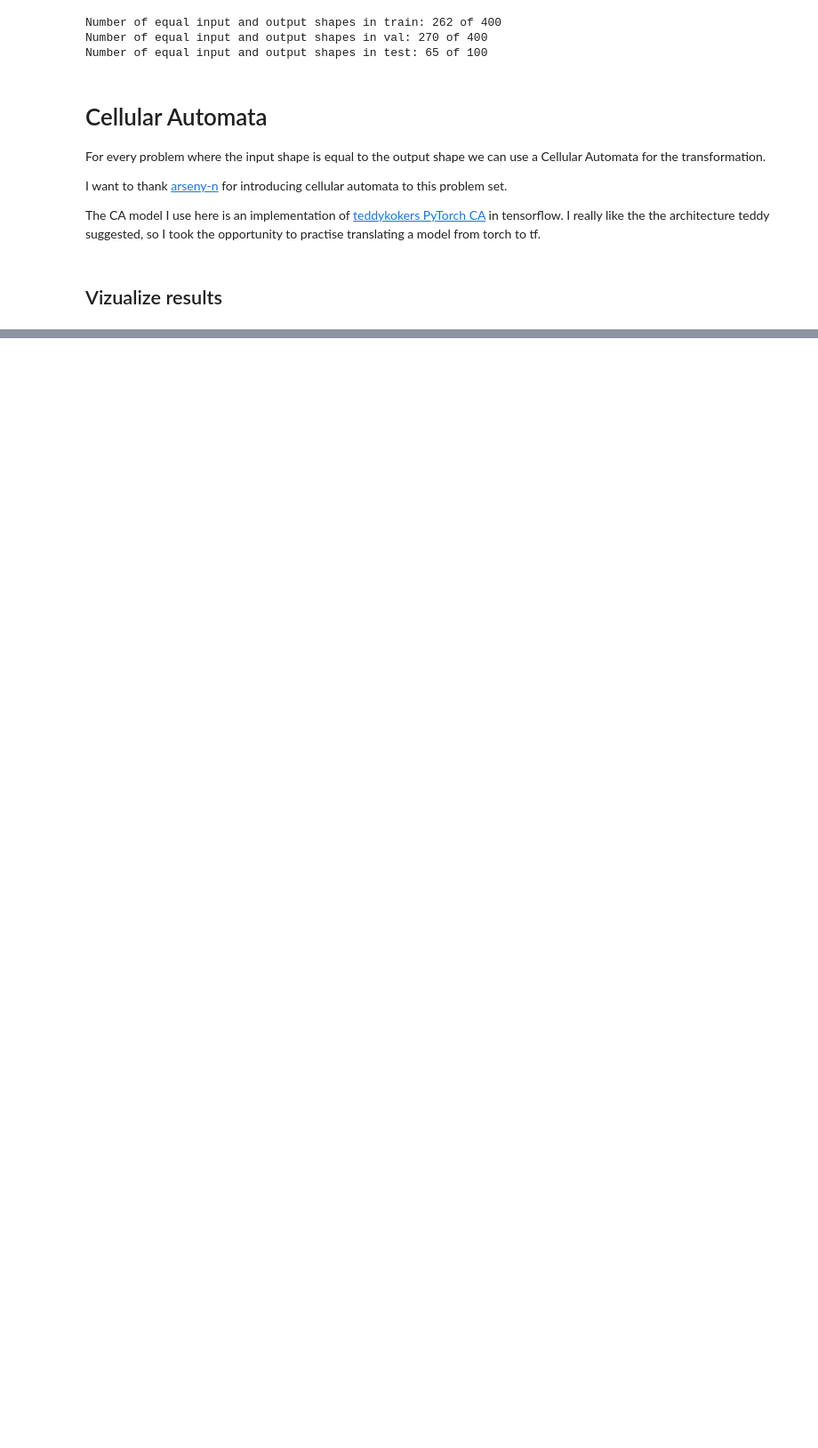
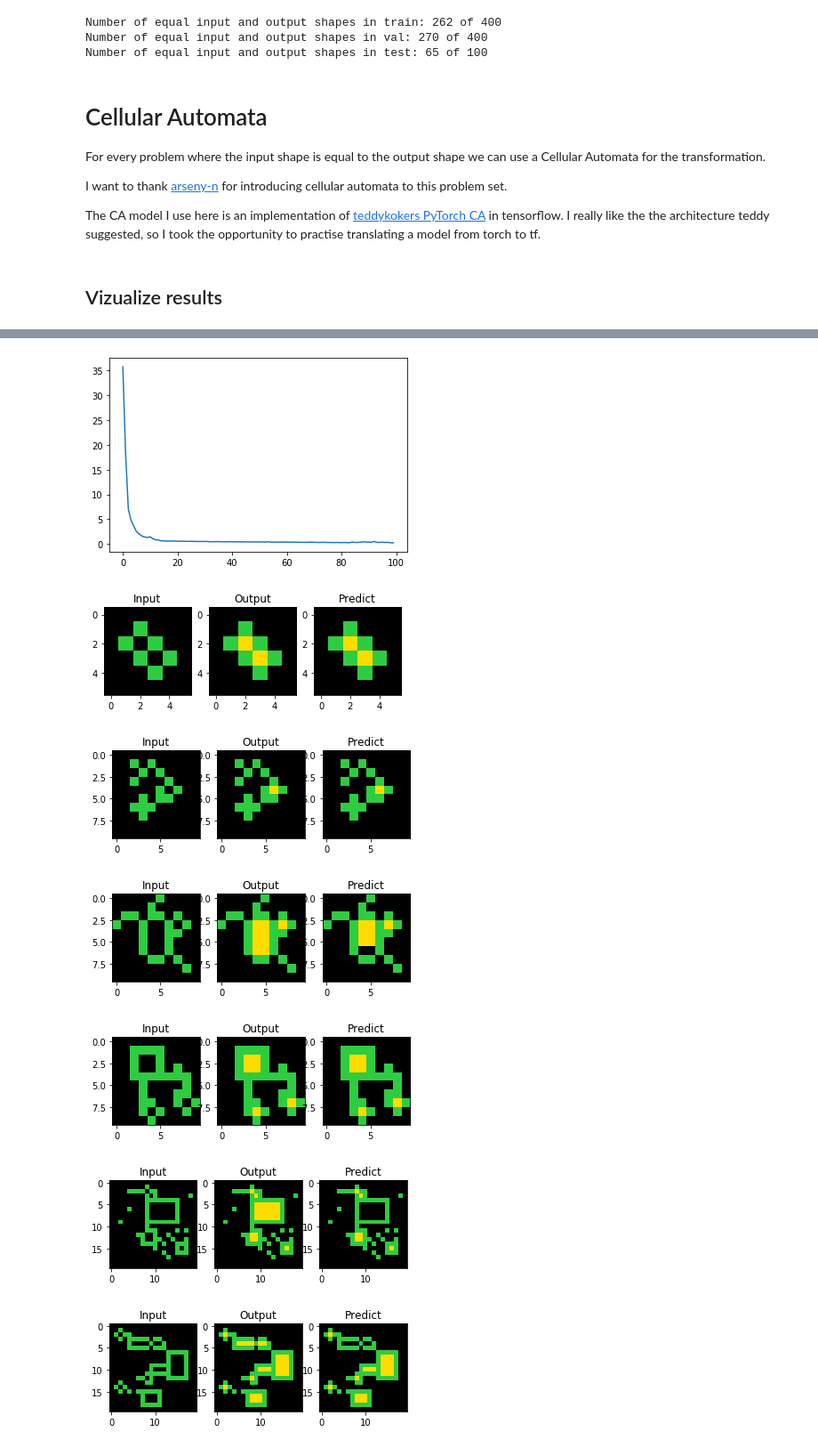
Before and after one commit to tnfru/abstraction_and_reasoning, a Jupyter notebook: ARC.ipynb, the cells around one changed output, grey strips where cells are left out. Shown: that part at 89% size. Cells and saved outputs as stored; diff of their text form; code cells hidden in the pictures; blank space fills up the shorter version.

Commit message:
refactor: move ca model definition to notebook

```diff
--- a/ARC.ipynb
+++ b/ARC.ipynb
@@ -87,0 +68,20 @@ cellular_automata.benchmark(train_tasks, task_ids = BENCHMARK_TASK_IDS)
+# %%
+def get_model():
+  inputs = Input(shape=(None, None, 10))
+  x = Conv2D(128, 3, padding='same')(inputs)
+  x = Activation('relu')(x)
+  x = Dropout(0.1)(x)
+  x = Conv2D(10, 1)(x)
+  outputs = softmax(x, axis=3)
+
+  return tf.keras.Model(inputs=inputs, outputs=outputs)
+# %%
+cellular_automata.train_and_plot(train_tasks, [1], model_fn=get_model)
+# %% [output]
+[figure, added]
+[figure, added]
+[figure, added]
+[figure, added]
+[figure, added]
+[figure, added]
+[figure, added]
```
Also changed, not shown: parts of 4 cells of this notebook, 1 other file.
